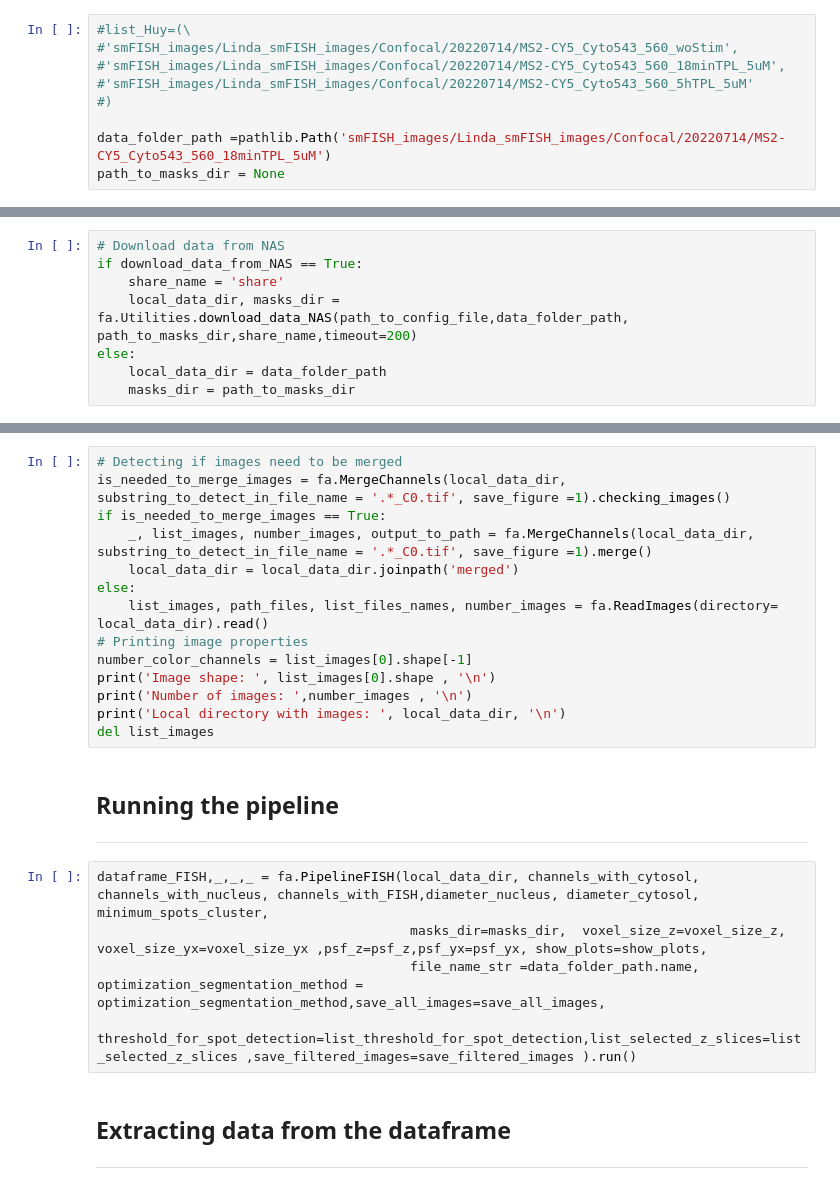
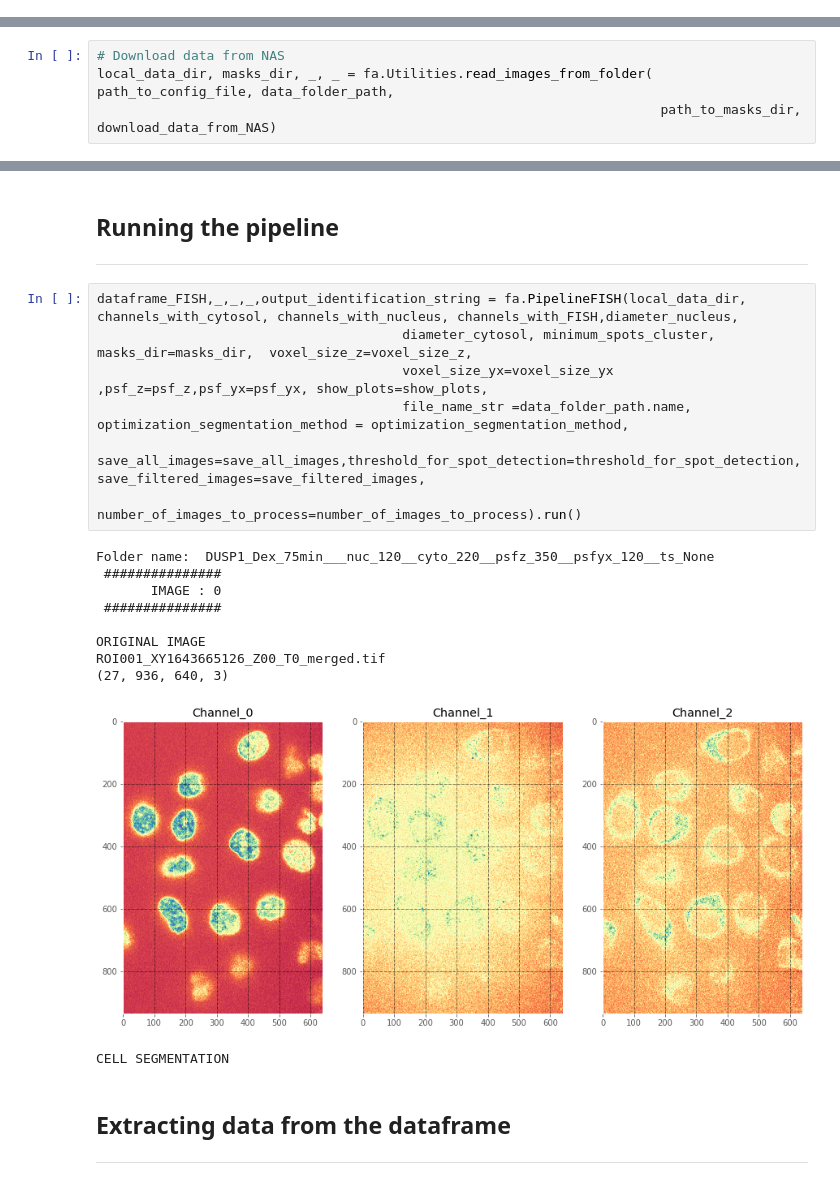
Before and after one commit to MunskyGroup/FISH_Processing, a Jupyter notebook: notebooks/FISH_pipeline.ipynb, the cells around one changed output, grey strips where cells are left out. Saved outputs shown, nothing was run; the diff lists cells and outputs as text.

```diff
--- a/notebooks/FISH_pipeline.ipynb
+++ b/notebooks/FISH_pipeline.ipynb
@@ -143,9 +76,0 @@ path_to_config_file = desktop_path.joinpath('config.yml')
-# %%
-#list_Huy=(\
-#'smFISH_images/Linda_smFISH_images/Confocal/20220714/MS2-CY5_Cyto543_560_woStim',
-#'smFISH_images/Linda_smFISH_images/Confocal/20220714/MS2-CY5_Cyto543_560_18minTPL_5uM',
-#'smFISH_images/Linda_smFISH_images/Confocal/20220714/MS2-CY5_Cyto543_560_5hTPL_5uM'
-#)
-
-data_folder_path =pathlib.Path('smFISH_images/Linda_smFISH_images/Confocal/20220714/MS2-CY5_Cyto543_560_18minTPL_5uM')
-path_to_masks_dir = None
@@ -247,10 +103,6 @@ else:
 # %%
 # Download data from NAS
-if download_data_from_NAS == True:
-    share_name = 'share'
-    local_data_dir, masks_dir = fa.Utilities.download_data_NAS(path_to_config_file,data_folder_path, path_to_masks_dir,share_name,timeout=200)
-else:
-    local_data_dir = data_folder_path
-    masks_dir = path_to_masks_dir
+local_data_dir, masks_dir, _, _ = fa.Utilities.read_images_from_folder( path_to_config_file, data_folder_path,
+                                                                        path_to_masks_dir,  download_data_from_NAS)
 # %% [output]
 Connection established
@@ -267,26 +125,25 @@ File Downloaded : ROI008_XY1642186719_Z00_T0_C1.tif
-# %%
-# Detecting if images need to be merged
-is_needed_to_merge_images = fa.MergeChannels(local_data_dir, substring_to_detect_in_file_name = '.*_C0.tif', save_figure =1).checking_images()
-if is_needed_to_merge_images == True:
-    _, list_images, number_images, output_to_path = fa.MergeChannels(local_data_dir, substring_to_detect_in_file_name = '.*_C0.tif', save_figure =1).merge()
-    local_data_dir = local_data_dir.joinpath('merged')
-else:
-    list_images, path_files, list_files_names, number_images = fa.ReadImages(directory= local_data_dir).read()
-# Printing image properties
-number_color_channels = list_images[0].shape[-1]
-print('Image shape: ', list_images[0].shape , '\n')
-print('Number of images: ',number_images , '\n')
-print('Local directory with images: ', local_data_dir, '\n')
-del list_images
 # %% [markdown]
 ## Running the pipeline
 
 ----
 # %%
-dataframe_FISH,_,_,_ = fa.PipelineFISH(local_data_dir, channels_with_cytosol, channels_with_nucleus, channels_with_FISH,diameter_nucleus, diameter_cytosol, minimum_spots_cluster,
-                                        masks_dir=masks_dir,  voxel_size_z=voxel_size_z, voxel_size_yx=voxel_size_yx ,psf_z=psf_z,psf_yx=psf_yx, show_plots=show_plots,
-                                        file_name_str =data_folder_path.name, optimization_segmentation_method = optimization_segmentation_method,save_all_images=save_all_images,
-                                        threshold_for_spot_detection=list_threshold_for_spot_detection,list_selected_z_slices=list_selected_z_slices ,save_filtered_images=save_filtered_images ).run()
+dataframe_FISH,_,_,_,output_identification_string = fa.PipelineFISH(local_data_dir, channels_with_cytosol, channels_with_nucleus, channels_with_FISH,diameter_nucleus,
+                                       diameter_cytosol, minimum_spots_cluster, masks_dir=masks_dir,  voxel_size_z=voxel_size_z,
+                                       voxel_size_yx=voxel_size_yx ,psf_z=psf_z,psf_yx=psf_yx, show_plots=show_plots,
+                                       file_name_str =data_folder_path.name, optimization_segmentation_method = optimization_segmentation_method,
+                                       save_all_images=save_all_images,threshold_for_spot_detection=threshold_for_spot_detection,save_filtered_images=save_filtered_images,
+                                       number_of_images_to_process=number_of_images_to_process).run()
+# %% [output]
+Folder name:  DUSP1_Dex_75min___nuc_120__cyto_220__psfz_350__psfyx_120__ts_None
+ ###############
+       IMAGE : 0
+ ###############
+
+ORIGINAL IMAGE
+ROI001_XY1643665126_Z00_T0_merged.tif
+(27, 936, 640, 3)
+[figure, added]
+CELL SEGMENTATION
 # %% [markdown]
 ## Extracting data from the dataframe
 
```
Also changed, not shown: parts of 36 cells of this notebook, 15 other files.
